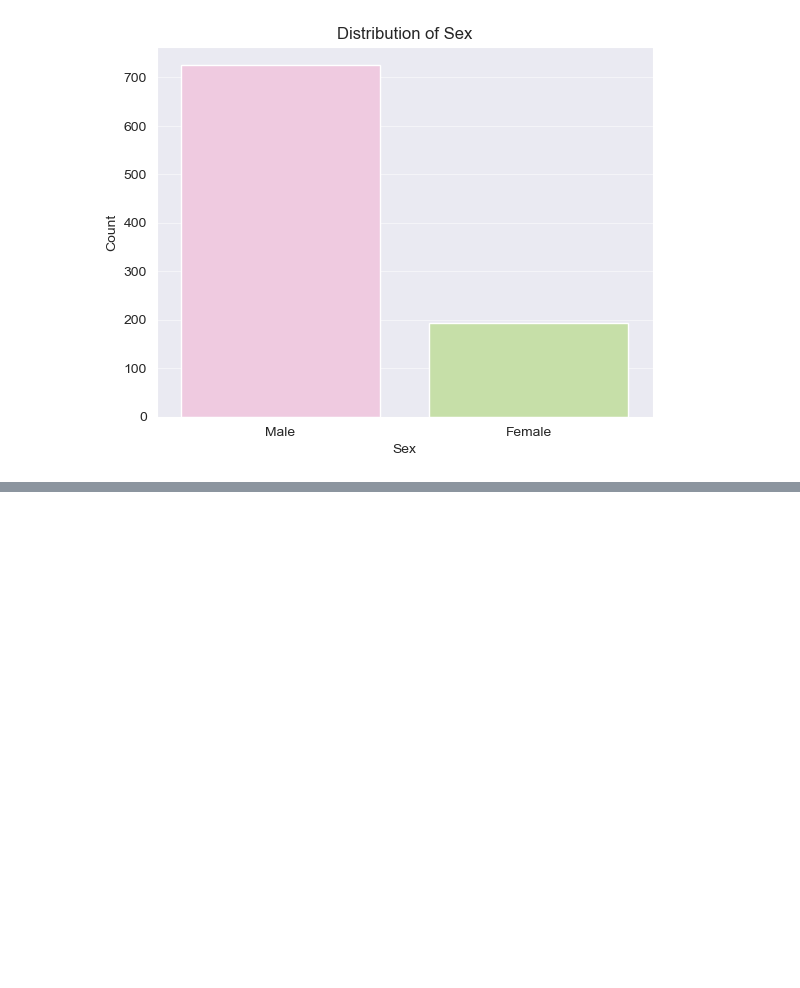
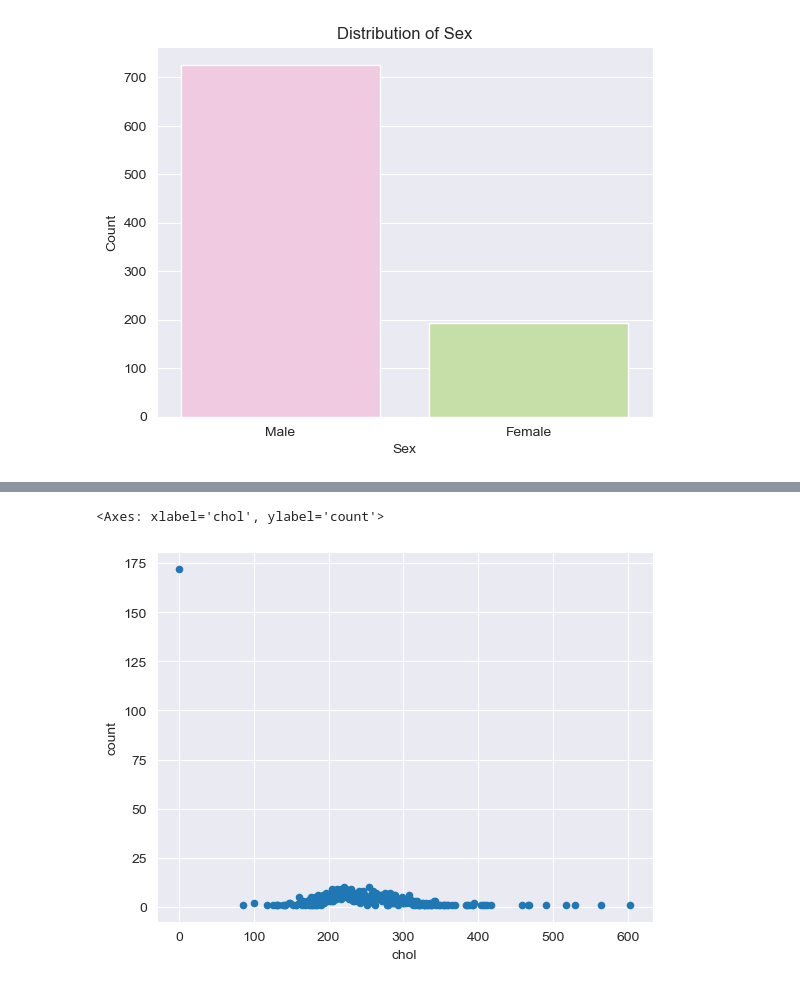
Before and after one commit to imelinc/heart-disease-project, a Jupyter notebook: heart-disease-project.ipynb, the cells around one changed output, grey strips where cells are left out. Cells and saved outputs as stored; diff of their text form; code cells hidden in the pictures; blank space fills up the shorter version.

```diff
--- a/heart-disease-project.ipynb
+++ b/heart-disease-project.ipynb
@@ -179,0 +207,6 @@ sns.barplot(cp_counts, x = "cp", y ="count", palette="PiYG", hue = "cp")
+# %%
+chol_counts = df.chol.value_counts().reset_index()
+chol_counts.plot(kind="scatter", x = "chol", y = "count")
+# %% [output]
+<Axes: xlabel='chol', ylabel='count'>
+[figure, added]
```
Also changed, not shown: parts of 4 cells of this notebook, 1 other file.
